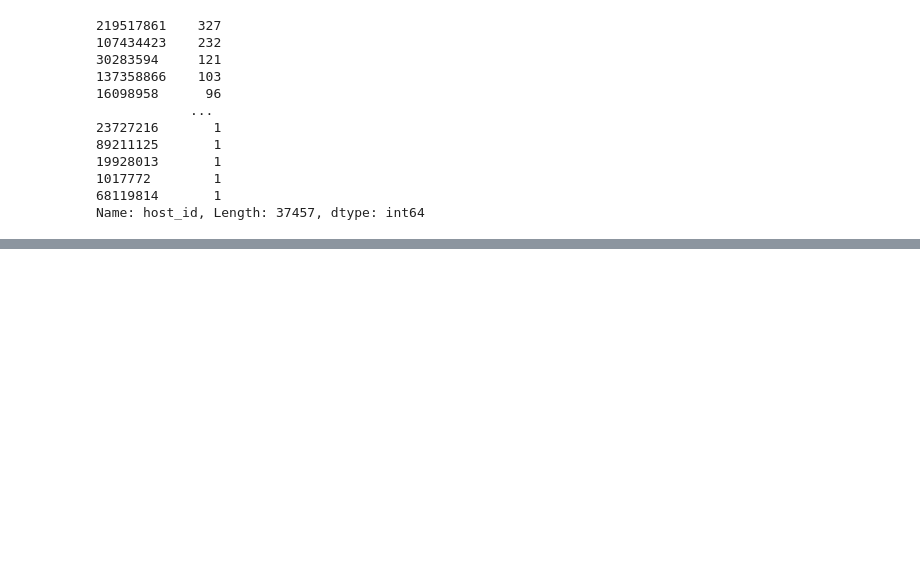
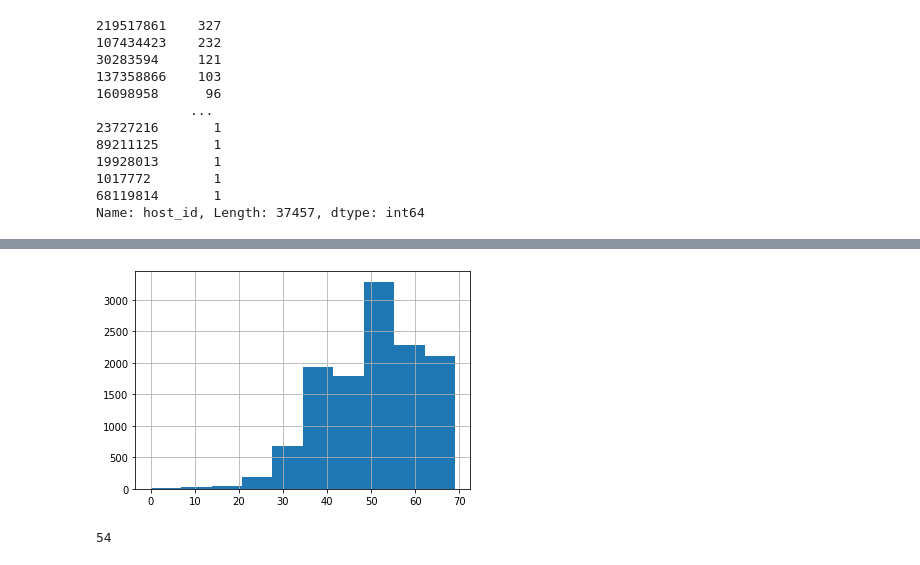
Before and after one commit to jgayosof/machine-learning-python-template, a Jupyter notebook: src/explore.ipynb, the cells around one changed output, grey strips where cells are left out. Saved outputs shown, nothing was run; the diff lists cells and outputs as text; code cells hidden in the pictures; blank space fills up the shorter version.

```diff
--- a/src/explore.ipynb
+++ b/src/explore.ipynb
@@ -106,0 +105,9 @@ Name: host_id, Length: 37457, dtype: int64
+# %%
+for var in ['neighbourhood', 'neighbourhood_group', 'room_type', 'host_id'] :
+    df[var] = pd.Categorical(df[var])
+
+df['last_review'] = df['last_review'].astype('datetime64')
+
+#Check data types
+
+df.info()
@@ -106,0 +150,11 @@ Name: host_id, Length: 37457, dtype: int64
+# %%
+df[df['price'] <= 69]['price'].hist()
+plt.show()
+# %% [output]
+[figure, added]
+# %%
+#df[df['price'] <= 69]['price'].hist(by='room_type')
+#plt.show()
+len(df[df['price'] < 20])
+# %% [output]
+54
```
Also changed, not shown: parts of 7 cells of this notebook.
